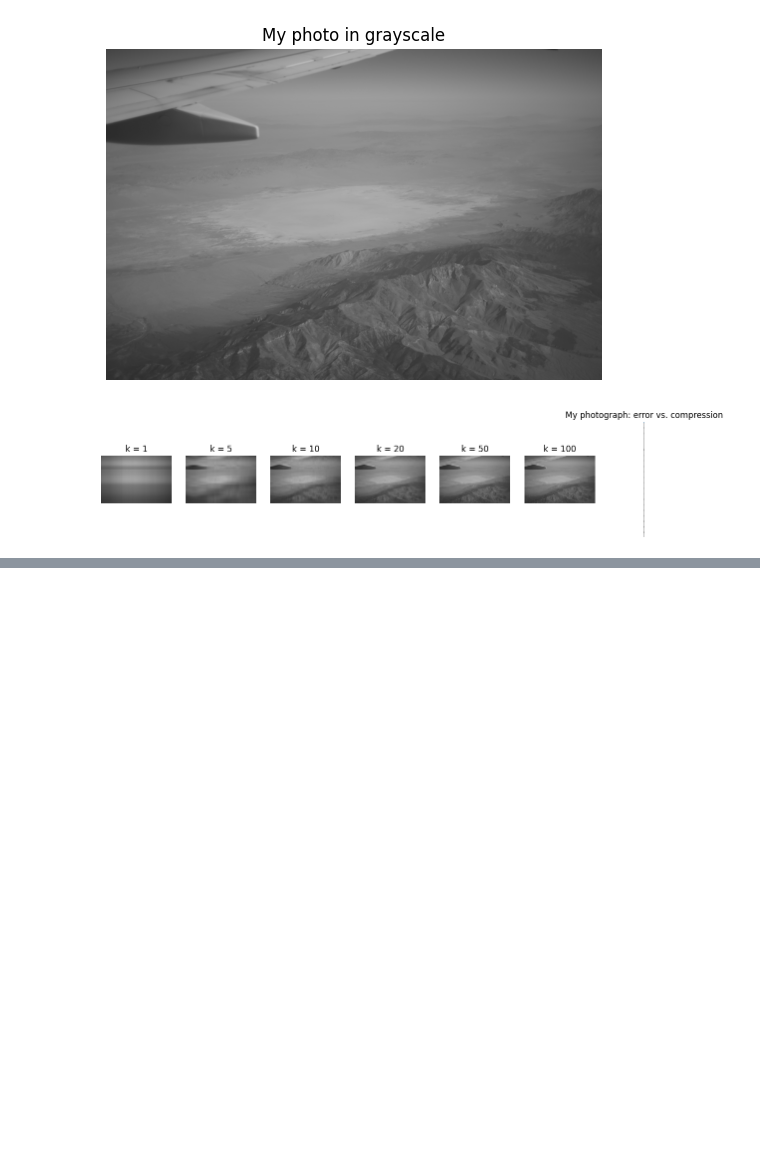
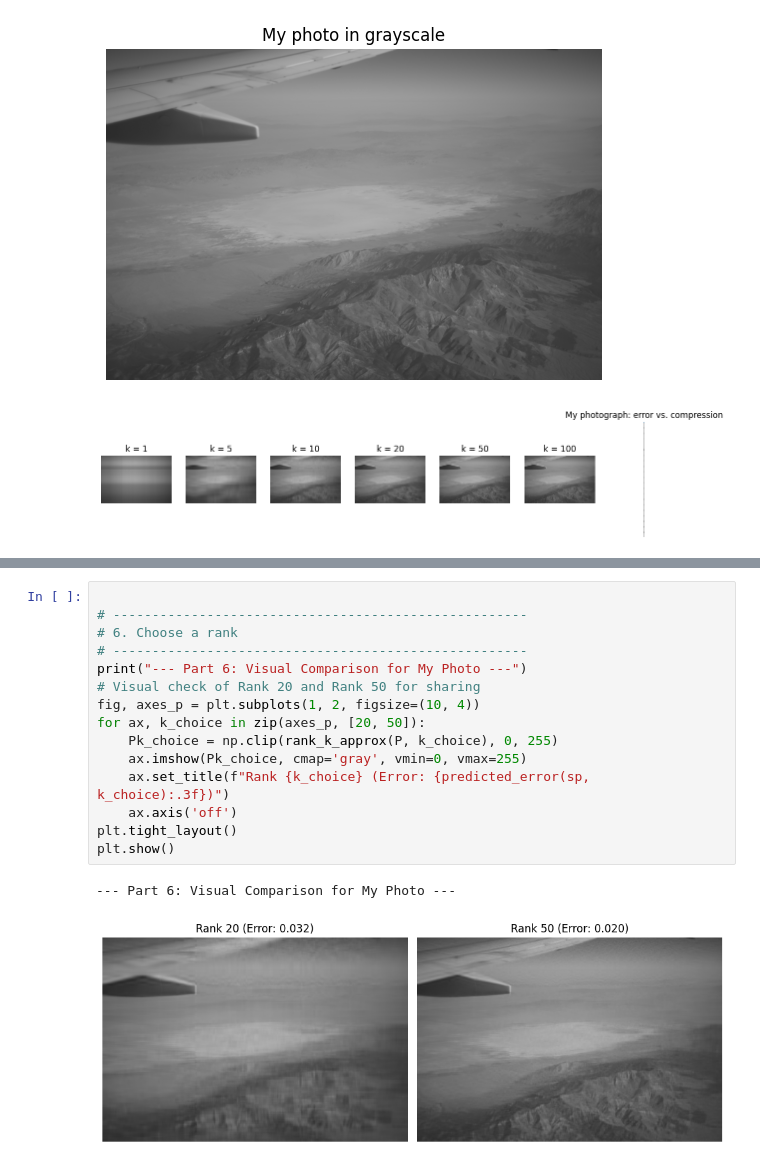
Before and after one commit to TZBDragon/LinAlg344TZB, a Jupyter notebook: notebooks/03_measuring_compression.ipynb, the cells around one changed output, grey strips where cells are left out. Drawn from its saved outputs; the diff is of its cells as text; blank space fills up the shorter version.

```diff
--- a/notebooks/03_measuring_compression.ipynb
+++ b/notebooks/03_measuring_compression.ipynb
@@ -176,0 +298,18 @@ Data type: uint8
+# %%
+
+# -----------------------------------------------------
+# 6. Choose a rank
+# -----------------------------------------------------
+print("--- Part 6: Visual Comparison for My Photo ---")
+# Visual check of Rank 20 and Rank 50 for sharing
+fig, axes_p = plt.subplots(1, 2, figsize=(10, 4))
+for ax, k_choice in zip(axes_p, [20, 50]):
+    Pk_choice = np.clip(rank_k_approx(P, k_choice), 0, 255)
+    ax.imshow(Pk_choice, cmap='gray', vmin=0, vmax=255)
+    ax.set_title(f"Rank {k_choice} (Error: {predicted_error(sp, k_choice):.3f})")
+    ax.axis('off')
+plt.tight_layout()
+plt.show()
+# %% [output]
+--- Part 6: Visual Comparison for My Photo ---
+[figure, added]
```
Also changed, not shown: parts of 5 cells of this notebook.
